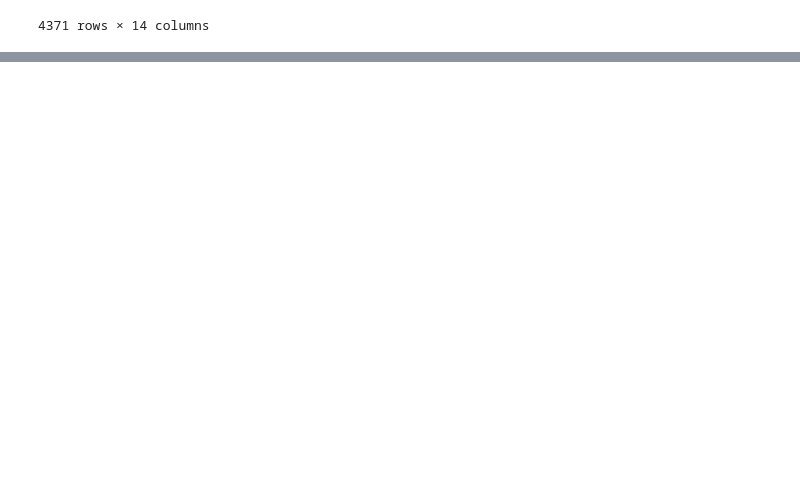
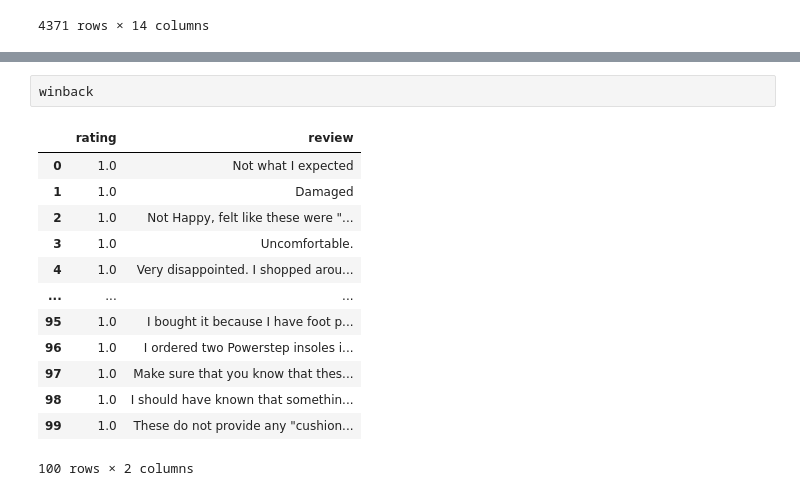
Before and after one commit to MecBonjourno/GPT-Ignition, a Jupyter notebook: initial.ipynb, the cells around one changed output, grey strips where cells are left out. Drawn from its saved outputs; the diff is of its cells as text; blank space fills up the shorter version.

```diff
--- a/initial.ipynb
+++ b/initial.ipynb
@@ -235,0 +325,16 @@ winback=review_and_rating('disappointed', 1.0)
+# %%
+winback
+# %% [output]
+|  | rating | review |
+| 0 | 1.0 | Not what I expected |
+| 1 | 1.0 | Damaged |
+| 2 | 1.0 | Not Happy, felt like these were "... |
+| 3 | 1.0 | Uncomfortable. |
+| 4 | 1.0 | Very disappointed. I shopped arou... |
+| ... | ... | ... |
+| 95 | 1.0 | I bought it because I have foot p... |
+| 96 | 1.0 | I ordered two Powerstep insoles i... |
+| 97 | 1.0 | Make sure that you know that thes... |
+| 98 | 1.0 | I should have known that somethin... |
+| 99 | 1.0 | These do not provide any "cushion... |
+100 rows × 2 columns
```
Also changed, not shown: parts of 55 cells of this notebook.
